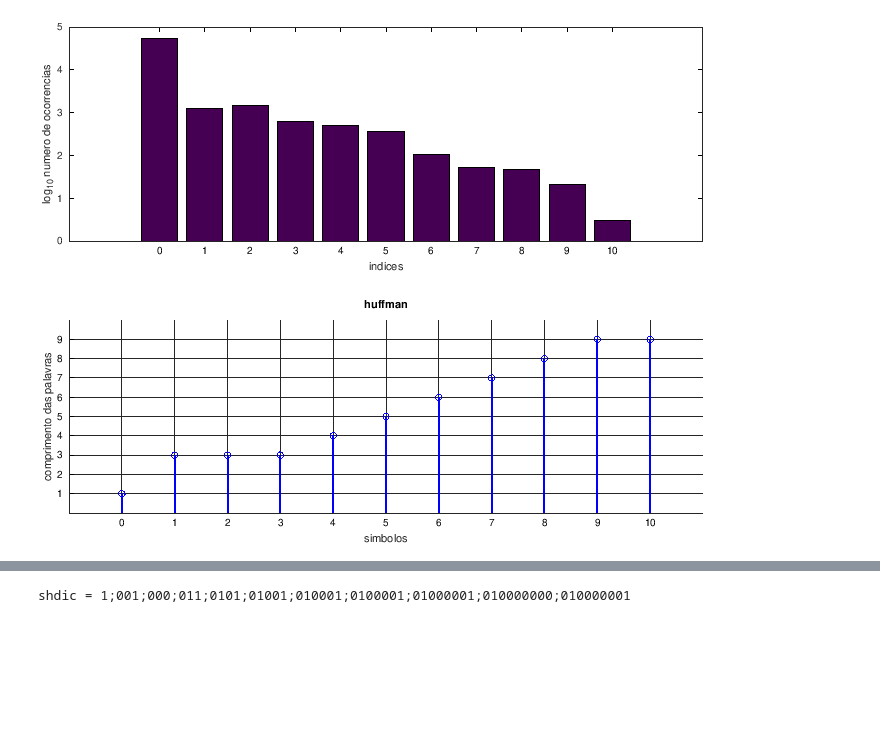
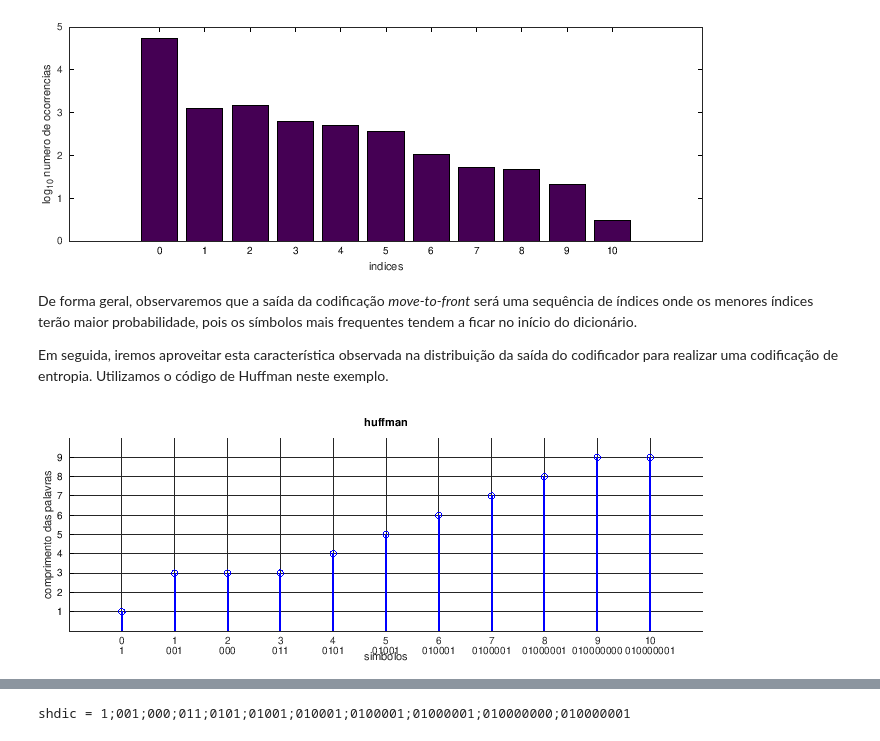
Before and after one commit to leolca/notebooks, a Jupyter notebook: aev/move-to-front.ipynb, the cells around one changed output, grey strips where cells are left out. Saved outputs shown, nothing was run; the diff lists cells and outputs as text; code cells hidden in the pictures; blank space fills up the shorter version.

```diff
--- a/aev/move-to-front.ipynb
+++ b/aev/move-to-front.ipynb
@@ -57,15 +63,23 @@ figure("position",get(0,"screensize")./[1 1 2 3]);
 bar(xx, log10(nn)); ylabel('log_{10} numero de ocorrencias'); xlabel('indices');
 # %% [output]
 [figure]
+# %% [markdown]
+De forma geral, observaremos que a saída da codificação *move-to-front* será uma sequência de índices onde os menores índices terão maior probabilidade, pois os símbolos mais frequentes tendem a ficar no início do dicionário.
+
+Em seguida, iremos aproveitar esta característica observada na distribuição da saída do codificador para realizar uma codificação de entropia. Utilizamos o código de Huffman neste exemplo.
 # %%
 pkg load communications
 % maximum likelihood estimation of the distribution
 p = nn./sum(nn);
 hdic = huffmandict([0:maxe], p);
 len = []; for i = 1:length(hdic), len(i)=length(hdic{i}); endfor;
 figure("position",get(0,"screensize")./[1 1 2 3])
 stem([0:maxe],len,'b-','linewidth',5); axh=axis; axh(1)=-1; axh(2)=maxe+1; axis(axh);
-xlabel('simbolos'); ylabel('comprimento das palavras'); title('huffman');
+hxl=xlabel('simbolos'); xp=get(hxl,'position'); xp(2)-=-0.02; set(hxl,'position',xp);
+ylabel('comprimento das palavras'); title('huffman');
 set(gca,'xtick',[0:maxe]); set(gca,'ytick',[1:max(len)]); grid on;
+tlbl = get(gca,'xticklabel');
+for i = 1:maxe+1, tlbl{i}=cstrcat(tlbl{i},'\n',strrep(num2str(hdic{i}),' ','')); endfor
+set(gca,'xticklabel',tlbl);
 # %% [output]
-[figure, old version]
+[figure, new version]
```
Also changed, not shown: parts of 13 cells of this notebook, 1 other file.
